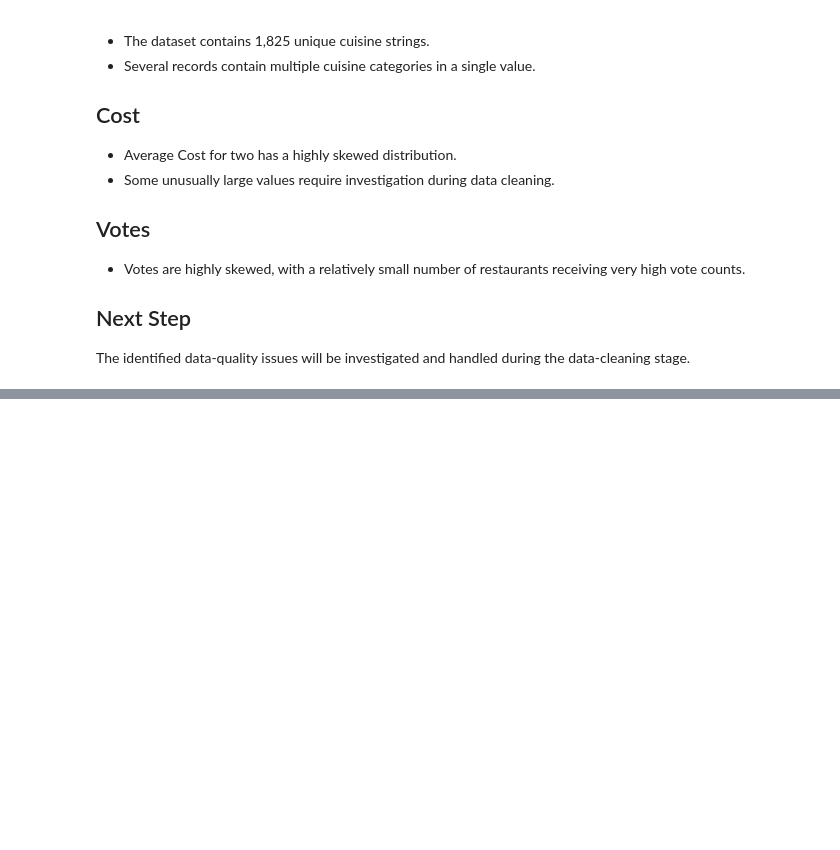
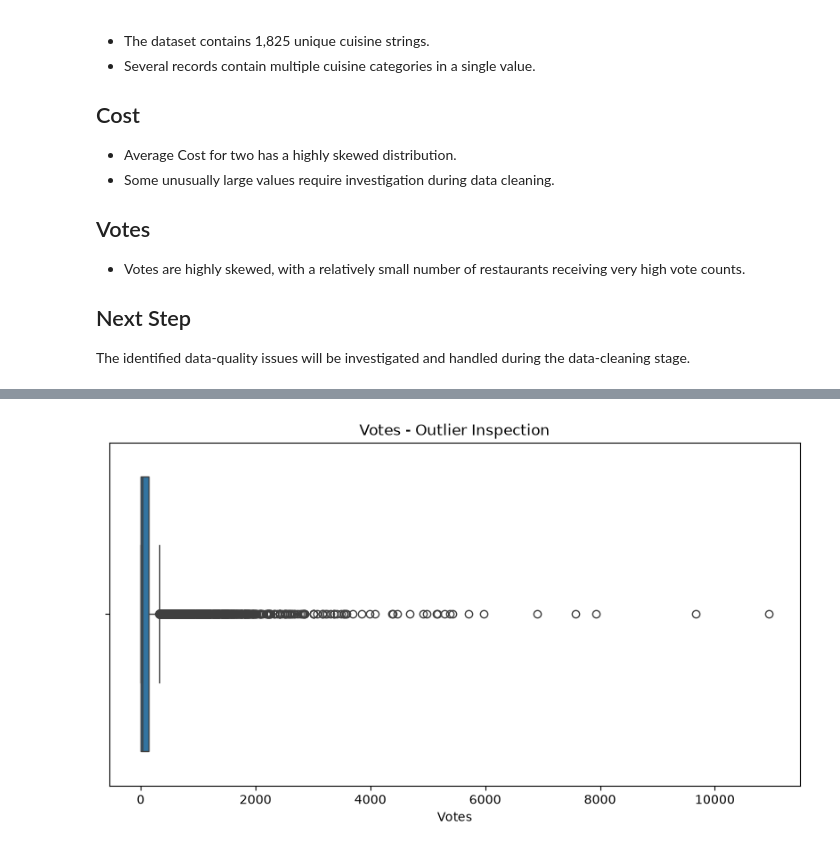
Before and after one commit to aniketsatav/cognifyz-machine-learning-internship, a Jupyter notebook: notebooks/01_EDA_Data_Cleaning.ipynb, the cells around one changed output, grey strips where cells are left out. Drawn from its saved outputs; the diff is of its cells as text; code cells hidden in the pictures; blank space fills up the shorter version.

Commit message:
Complete data cleaning and feature preparation

```diff
--- a/notebooks/01_EDA_Data_Cleaning.ipynb
+++ b/notebooks/01_EDA_Data_Cleaning.ipynb
@@ -732,0 +773,2 @@ The identified data-quality issues will be investigated and handled during the d
+# %%
+df_clean["Cuisines"] = df_clean["Cuisines"].fillna("Unknown")
@@ -732,0 +929,17 @@ The identified data-quality issues will be investigated and handled during the d
+# %%
+categorical_columns = [
+    "Country Code",
+    "City",
+    "Currency",
+    "Has Table booking",
+    "Has Online delivery",
+    "Is delivering now",
+    "Switch to order menu",
+    "Price range",
+    "Rating color",
+    "Rating text"
+]
+
+for col in categorical_columns:
+    print("\n", col)
+    print(df_clean[col].unique()[:20])
@@ -732,0 +964,7 @@ The identified data-quality issues will be investigated and handled during the d
+# %%
+text_columns = df_clean.select_dtypes(
+    include="object"
+).columns
+
+for col in text_columns:
+    df_clean[col] = df_clean[col].str.strip()
@@ -732,0 +1033,7 @@ The identified data-quality issues will be investigated and handled during the d
+# %%
+df_clean["Primary Cuisine"] = (
+    df_clean["Cuisines"]
+    .str.split(",")
+    .str[0]
+    .str.strip()
+)
@@ -732,0 +1078,13 @@ The identified data-quality issues will be investigated and handled during the d
+# %%
+plt.figure(figsize=(10, 5))
+
+sns.boxplot(
+    x=df_clean["Votes"]
+)
+
+plt.title("Votes - Outlier Inspection")
+plt.xlabel("Votes")
+
+plt.show()
+# %% [output]
+[figure, added]
```
Also changed, not shown: parts of 42 cells of this notebook, 3 other files.
